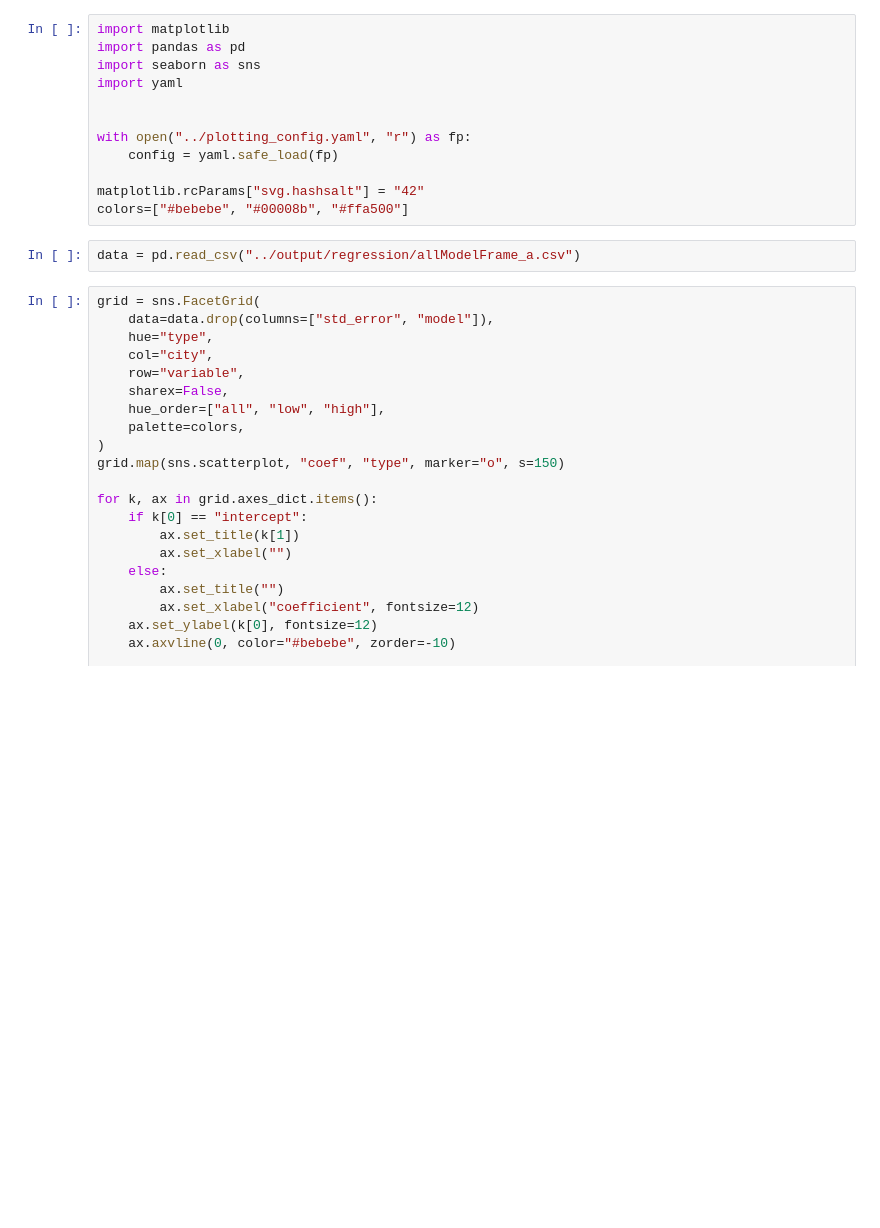
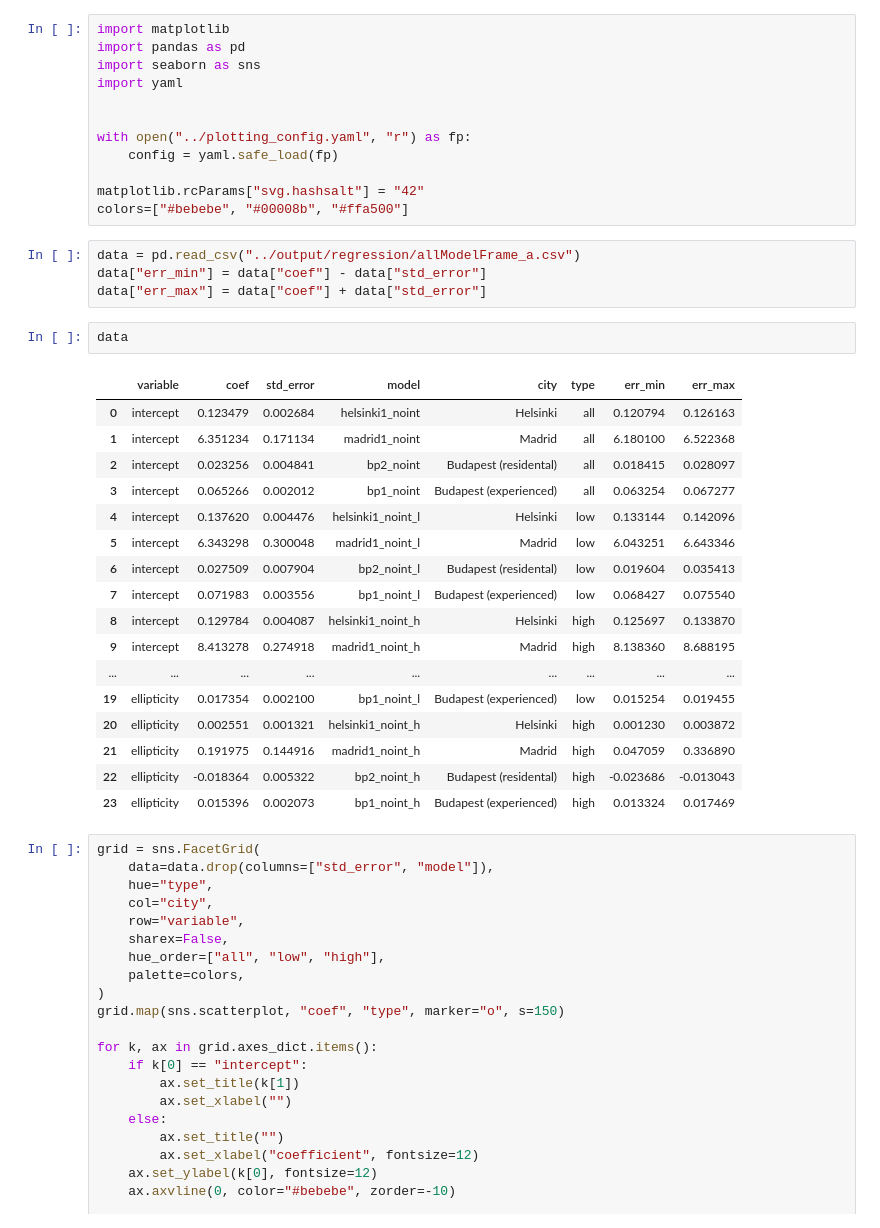
Before and after one commit to ANETILab/public_transport_in_the_15minute_city, a Jupyter notebook: notebooks/plot_combined_coeficients.ipynb, the cells around one changed output. Drawn from its saved outputs; the diff is of its cells as text; blank space fills up the shorter version.

Commit message:
Try to add errorbers GH-38

```diff
--- a/notebooks/plot_combined_coeficients.ipynb
+++ b/notebooks/plot_combined_coeficients.ipynb
@@ -12,6 +12,28 @@ matplotlib.rcParams["svg.hashsalt"] = "42"
 colors=["#bebebe", "#00008b", "#ffa500"]
 # %%
 data = pd.read_csv("../output/regression/allModelFrame_a.csv")
+data["err_min"] = data["coef"] - data["std_error"]
+data["err_max"] = data["coef"] + data["std_error"]
+# %%
+data
+# %% [output]
+|  | variable | coef | std_error | model | city | type | err_min | err_max |
+| 0 | intercept | 0.123479 | 0.002684 | helsinki1_noint | Helsinki | all | 0.120794 | 0.126163 |
+| 1 | intercept | 6.351234 | 0.171134 | madrid1_noint | Madrid | all | 6.180100 | 6.522368 |
+| 2 | intercept | 0.023256 | 0.004841 | bp2_noint | Budapest (residental) | all | 0.018415 | 0.028097 |
+| 3 | intercept | 0.065266 | 0.002012 | bp1_noint | Budapest (experienced) | all | 0.063254 | 0.067277 |
+| 4 | intercept | 0.137620 | 0.004476 | helsinki1_noint_l | Helsinki | low | 0.133144 | 0.142096 |
+| 5 | intercept | 6.343298 | 0.300048 | madrid1_noint_l | Madrid | low | 6.043251 | 6.643346 |
+| 6 | intercept | 0.027509 | 0.007904 | bp2_noint_l | Budapest (residental) | low | 0.019604 | 0.035413 |
+| 7 | intercept | 0.071983 | 0.003556 | bp1_noint_l | Budapest (experienced) | low | 0.068427 | 0.075540 |
+| 8 | intercept | 0.129784 | 0.004087 | helsinki1_noint_h | Helsinki | high | 0.125697 | 0.133870 |
+| 9 | intercept | 8.413278 | 0.274918 | madrid1_noint_h | Madrid | high | 8.138360 | 8.688195 |
+| ... | ... | ... | ... | ... | ... | ... | ... | ... |
+| 19 | ellipticity | 0.017354 | 0.002100 | bp1_noint_l | Budapest (experienced) | low | 0.015254 | 0.019455 |
+| 20 | ellipticity | 0.002551 | 0.001321 | helsinki1_noint_h | Helsinki | high | 0.001230 | 0.003872 |
+| 21 | ellipticity | 0.191975 | 0.144916 | madrid1_noint_h | Madrid | high | 0.047059 | 0.336890 |
+| 22 | ellipticity | -0.018364 | 0.005322 | bp2_noint_h | Budapest (residental) | high | -0.023686 | -0.013043 |
+| 23 | ellipticity | 0.015396 | 0.002073 | bp1_noint_h | Budapest (experienced) | high | 0.013324 | 0.017469 |
 # %%
 grid = sns.FacetGrid(
     data=data.drop(columns=["std_error", "model"]),
```
Also changed, not shown: parts of 1 cell of this notebook.
